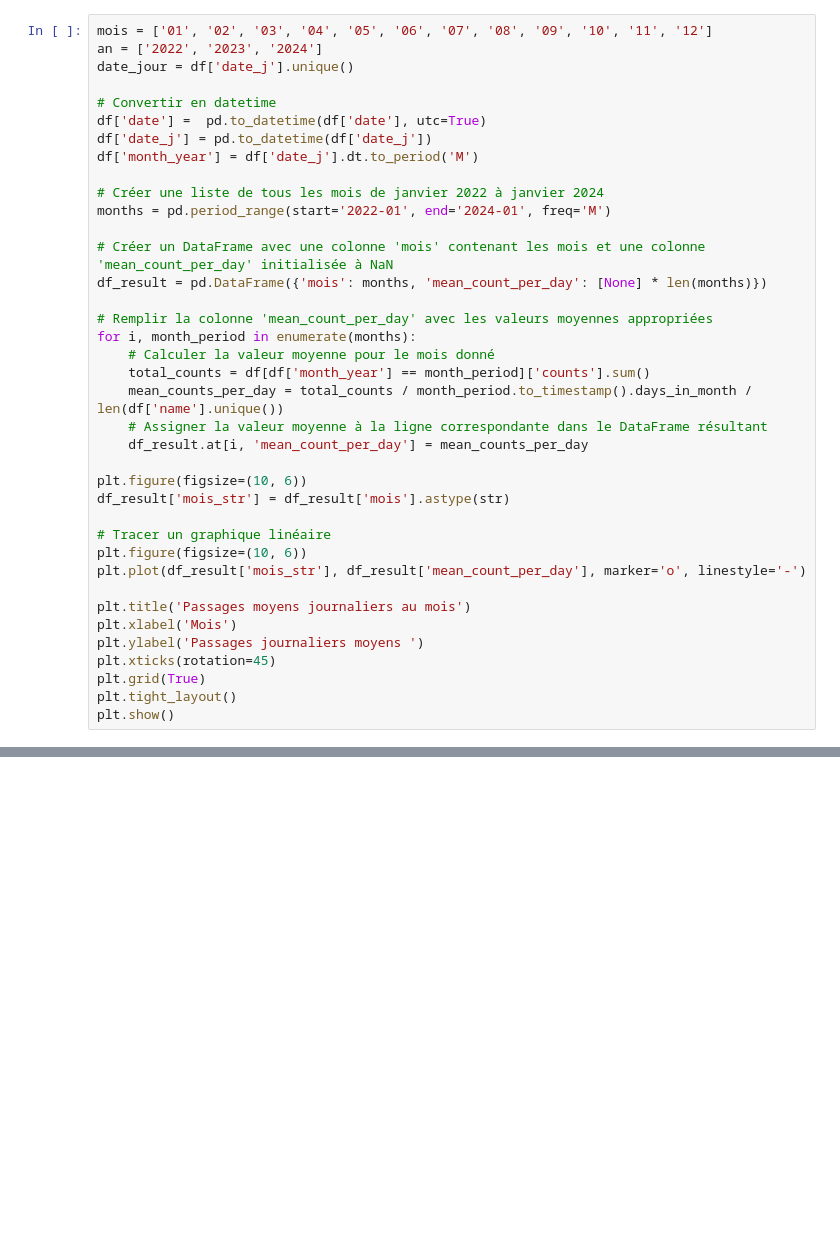
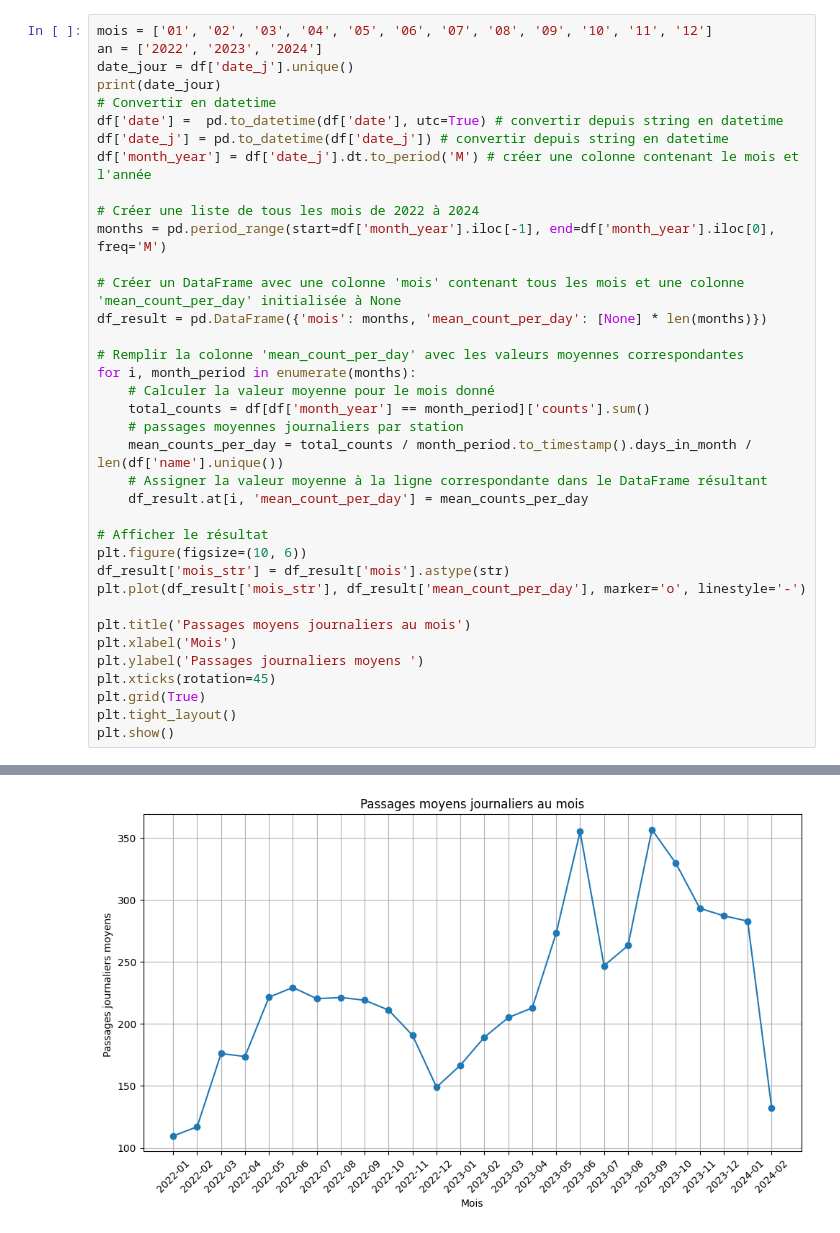
Before and after one commit to ba-talibe/OpenData-Rouen_Analysis_Project, a Jupyter notebook: dataset_updater.ipynb, the cells around one changed output, grey strips where cells are left out. Drawn from its saved outputs; the diff is of its cells as text; blank space fills up the shorter version.

Commit message:
updated 3 figures with good results

```diff
--- a/dataset_updater.ipynb
+++ b/dataset_updater.ipynb
@@ -122,31 +127,30 @@ df['date_j'].unique()
 mois = ['01', '02', '03', '04', '05', '06', '07', '08', '09', '10', '11', '12']
 an = ['2022', '2023', '2024']
 date_jour = df['date_j'].unique()
+print(date_jour)
+# Convertir en datetime
+df['date'] =  pd.to_datetime(df['date'], utc=True) # convertir depuis string en datetime
+df['date_j'] = pd.to_datetime(df['date_j']) # convertir depuis string en datetime
+df['month_year'] = df['date_j'].dt.to_period('M') # créer une colonne contenant le mois et l'année
 
-# Convertir en datetime
-df['date'] =  pd.to_datetime(df['date'], utc=True)
-df['date_j'] = pd.to_datetime(df['date_j'])
-df['month_year'] = df['date_j'].dt.to_period('M')
+# Créer une liste de tous les mois de 2022 à 2024
+months = pd.period_range(start=df['month_year'].iloc[-1], end=df['month_year'].iloc[0], freq='M')
 
-# Créer une liste de tous les mois de janvier 2022 à janvier 2024
-months = pd.period_range(start='2022-01', end='2024-01', freq='M')
-
-# Créer un DataFrame avec une colonne 'mois' contenant les mois et une colonne 'mean_count_per_day' initialisée à NaN
+# Créer un DataFrame avec une colonne 'mois' contenant tous les mois et une colonne 'mean_count_per_day' initialisée à None
 df_result = pd.DataFrame({'mois': months, 'mean_count_per_day': [None] * len(months)})
 
-# Remplir la colonne 'mean_count_per_day' avec les valeurs moyennes appropriées
+# Remplir la colonne 'mean_count_per_day' avec les valeurs moyennes correspondantes
 for i, month_period in enumerate(months):
     # Calculer la valeur moyenne pour le mois donné
     total_counts = df[df['month_year'] == month_period]['counts'].sum()
+    # passages moyennes journaliers par station
     mean_counts_per_day = total_counts / month_period.to_timestamp().days_in_month / len(df['name'].unique())
     # Assigner la valeur moyenne à la ligne correspondante dans le DataFrame résultant
     df_result.at[i, 'mean_count_per_day'] = mean_counts_per_day
 
+# Afficher le résultat
 plt.figure(figsize=(10, 6))
 df_result['mois_str'] = df_result['mois'].astype(str)
-
-# Tracer un graphique linéaire
-plt.figure(figsize=(10, 6))
 plt.plot(df_result['mois_str'], df_result['mean_count_per_day'], marker='o', linestyle='-')
 
 plt.title('Passages moyens journaliers au mois')
@@ -156,3 +160,4 @@ plt.xticks(rotation=45)
 plt.grid(True)
 plt.tight_layout()
 plt.show()
+# %% [output]
@@ -159 +181,2 @@ plt.show()
+[figure, added]
 # %%
```
Also changed, not shown: parts of 8 cells of this notebook.
